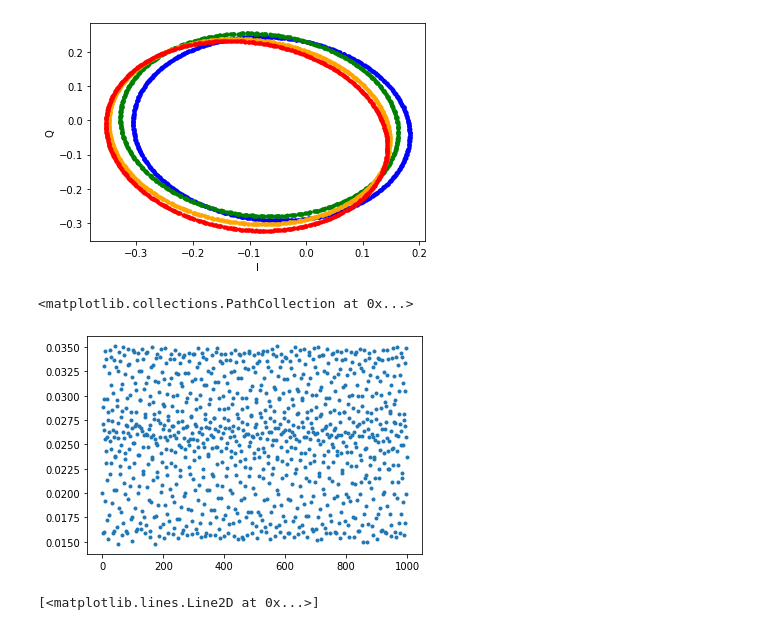
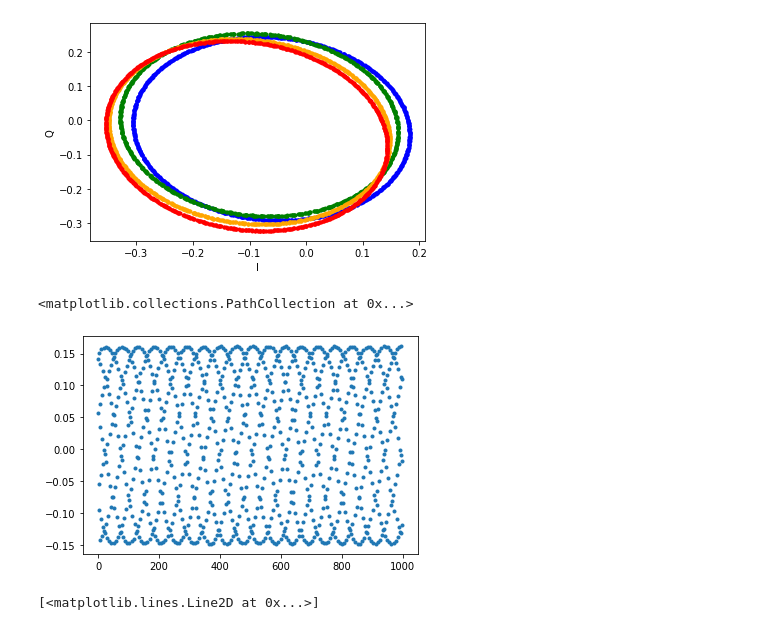
Before and after one commit to biqute/QTLab2122, a Jupyter notebook: SingleIRsource/scripts/analysis.ipynb, the cells around one changed output. Drawn from its saved outputs; the diff is of its cells as text; code cells hidden in the pictures.

```diff
--- a/SingleIRsource/scripts/analysis.ipynb
+++ b/SingleIRsource/scripts/analysis.ipynb
@@ -75,0 +71,14 @@ Text(0, 0.5, 'Q')
+# %%
+#5.345679 #5.380116 #5.638565 #5.869609
+path = '../data/raw/cal_acq/'
+file_name = 'scan_wide_off_res_47'
+file = path + file_name + '.h5'
+
+import json
+with open(path + 'config_' + file_name + '.json', 'r') as f:
+    config = json.load(f)
+
+#big_plot_from_file(file, config['ref'][0], config['step'])
+I1, Q1, I2, Q2 = get_hdf5_2(file)
+big_plot_from_array(I1, Q1, config['ref'][0], config['step'])#, begin=900, end=1100)
+big_plot_from_array(I2, Q2, config['ref'][1], config['step'])#, begin=1000, end=1200)
@@ -75,0 +88,8 @@ Text(0, 0.5, 'Q')
+# %%
+big_plot_from_array(np.gradient(np.array(I2)),np.gradient(np.array(Q2)), config['ref'][0], config['step'])#, begin=900, end=950)
+length = check_length(I2, Q2)
+begin, end = set_begin_end(-1, -1, length)
+x = []
+for i in range(-length//2, length//2):
+    x.append( config['ref'][1] + i*config['step'])
+der_IQ(x, I2, Q2, begin=900, end=1100)
@@ -75,0 +100,16 @@ Text(0, 0.5, 'Q')
+# %%
+#5.345679 #5.380116 #5.638565 #5.869609
+path = '../data/raw/edge_acq/'
+file_name = 'noise_060522_183913'
+file = path + file_name + '.h5'
+
+import json
+with open(path + 'config_' + file_name + '.json', 'r') as f:
+    config = json.load(f)
+#big_plot_from_file(file, config['ref'][0], config['step'])
+#I1, Q1, I2, Q2 = get_hdf5_2(file)
+with h5py.File(file, 'r') as hdf:
+    I1 = np.array(hdf['i_signal_ch0'])
+    Q1 = np.array(hdf['q_signal_ch0'])
+    I2 = np.array(hdf['i_signal_ch1'])
+    Q2 = np.array(hdf['q_signal_ch1'])
@@ -119,10 +176,10 @@ plt.ylabel('Q')
 Text(0, 0.5, 'Q')
 [figure]
 # %%
-plt.scatter(np.linspace(0,len(Q[0])-1,len(Q[0])),I[0], marker='.')
+plt.scatter(np.linspace(0,len(Q[0])-1,len(Q[0])),Q[0], marker='.')
 # %% [output]
 <matplotlib.collections.PathCollection at 0x...>
-[figure, old version]
+[figure, new version]
 # %%
 file_name = '../cont_acq'
 file = file_name + '.h5'
```
Also changed, not shown: parts of 8 cells of this notebook, 53 other files.
